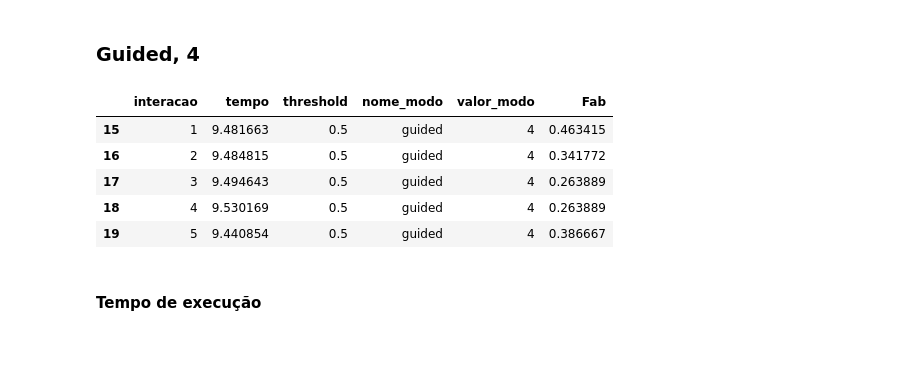
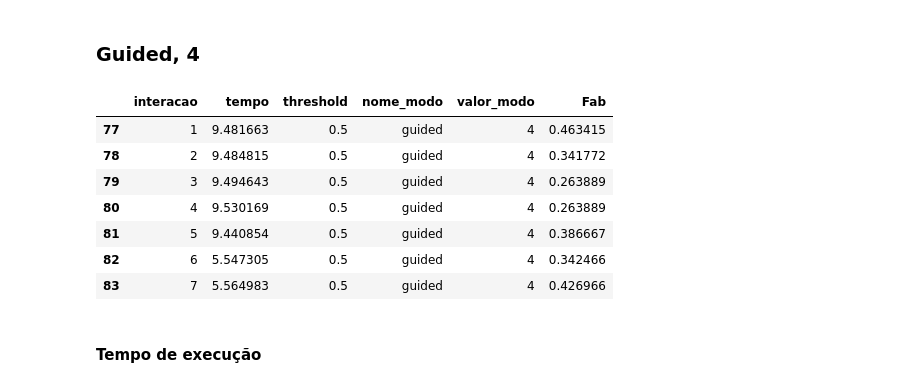
Before and after one commit to igorssant/UESC-codigos-pos-graduacao, a Jupyter notebook: processamento_paralelo/presentation/main.ipynb, the cells around one changed output. Cells and saved outputs as stored; diff of their text form; code cells hidden in the pictures; blank space fills up the shorter version.

```diff
--- a/processamento_paralelo/presentation/main.ipynb
+++ b/processamento_paralelo/presentation/main.ipynb
@@ -241,14 +1169,16 @@ Valor máximo: 0.49710983
 ### Guided, 4
 # %%
 guided_df: pd.DataFrame = results_df.query("nome_modo == 'guided' and valor_modo == 4").copy()
-guided_df.head()
+guided_df.head(10)
 # %% [output]
 |  | interacao | tempo | threshold | nome_modo | valor_modo | Fab |
-| 15 | 1 | 9.481663 | 0.5 | guided | 4 | 0.463415 |
-| 16 | 2 | 9.484815 | 0.5 | guided | 4 | 0.341772 |
-| 17 | 3 | 9.494643 | 0.5 | guided | 4 | 0.263889 |
-| 18 | 4 | 9.530169 | 0.5 | guided | 4 | 0.263889 |
-| 19 | 5 | 9.440854 | 0.5 | guided | 4 | 0.386667 |
+| 77 | 1 | 9.481663 | 0.5 | guided | 4 | 0.463415 |
+| 78 | 2 | 9.484815 | 0.5 | guided | 4 | 0.341772 |
+| 79 | 3 | 9.494643 | 0.5 | guided | 4 | 0.263889 |
+| 80 | 4 | 9.530169 | 0.5 | guided | 4 | 0.263889 |
+| 81 | 5 | 9.440854 | 0.5 | guided | 4 | 0.386667 |
+| 82 | 6 | 5.547305 | 0.5 | guided | 4 | 0.342466 |
+| 83 | 7 | 5.564983 | 0.5 | guided | 4 | 0.426966 |
 # %% [markdown]
 #### Tempo de execução
 # %%
```
Also changed, not shown: parts of 103 cells of this notebook.
